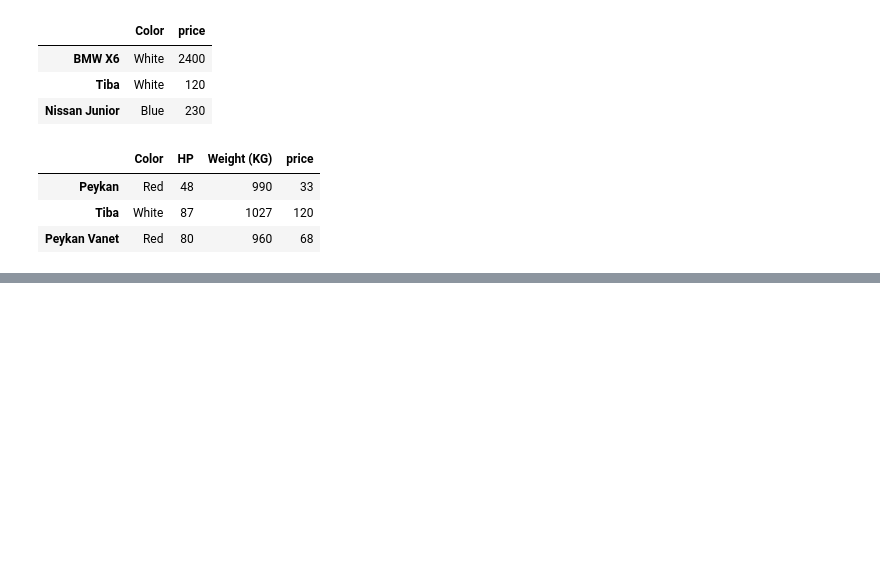
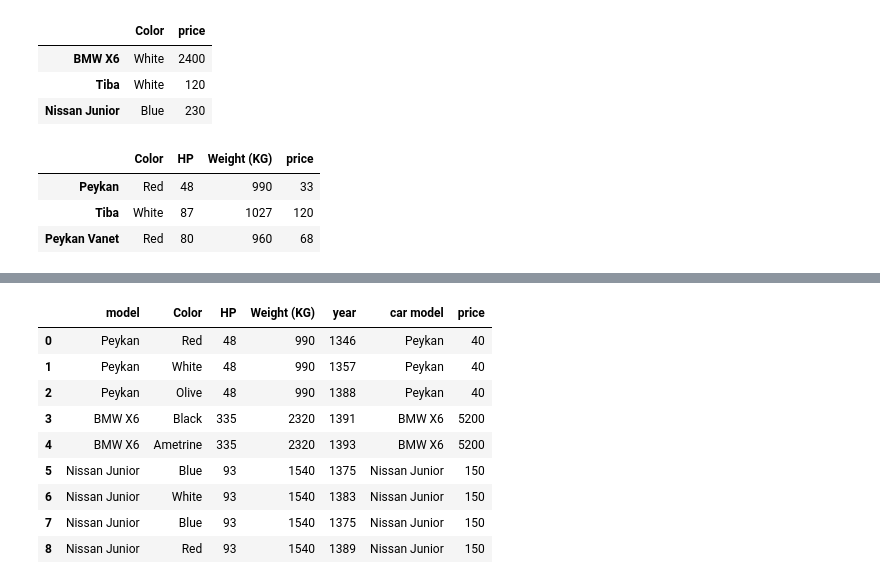
Before and after one commit to showmidelo/Preliminary_Data_Analysis_KARYAR1402, a Jupyter notebook: 02_session_Pandas.ipynb, the cells around one changed output, grey strips where cells are left out. Drawn from its saved outputs; the diff is of its cells as text; code cells hidden in the pictures; blank space fills up the shorter version.

```diff
--- a/02_session_Pandas.ipynb
+++ b/02_session_Pandas.ipynb
@@ -557,0 +859,14 @@ df[(condition_1) | ((condition_2) & condition_3)]
+# %%
+merged = pd.merge(cars_df, price_df2, left_on = "model", right_on = "car model")
+merged
+# %% [output]
+|  | model | Color | HP | Weight (KG) | year | car model | price |
+| 0 | Peykan | Red | 48 | 990 | 1346 | Peykan | 40 |
+| 1 | Peykan | White | 48 | 990 | 1357 | Peykan | 40 |
+| 2 | Peykan | Olive | 48 | 990 | 1388 | Peykan | 40 |
+| 3 | BMW X6 | Black | 335 | 2320 | 1391 | BMW X6 | 5200 |
+| 4 | BMW X6 | Ametrine | 335 | 2320 | 1393 | BMW X6 | 5200 |
+| 5 | Nissan Junior | Blue | 93 | 1540 | 1375 | Nissan Junior | 150 |
+| 6 | Nissan Junior | White | 93 | 1540 | 1383 | Nissan Junior | 150 |
+| 7 | Nissan Junior | Blue | 93 | 1540 | 1375 | Nissan Junior | 150 |
+| 8 | Nissan Junior | Red | 93 | 1540 | 1389 | Nissan Junior | 150 |
```
Also changed, not shown: parts of 44 cells of this notebook.
